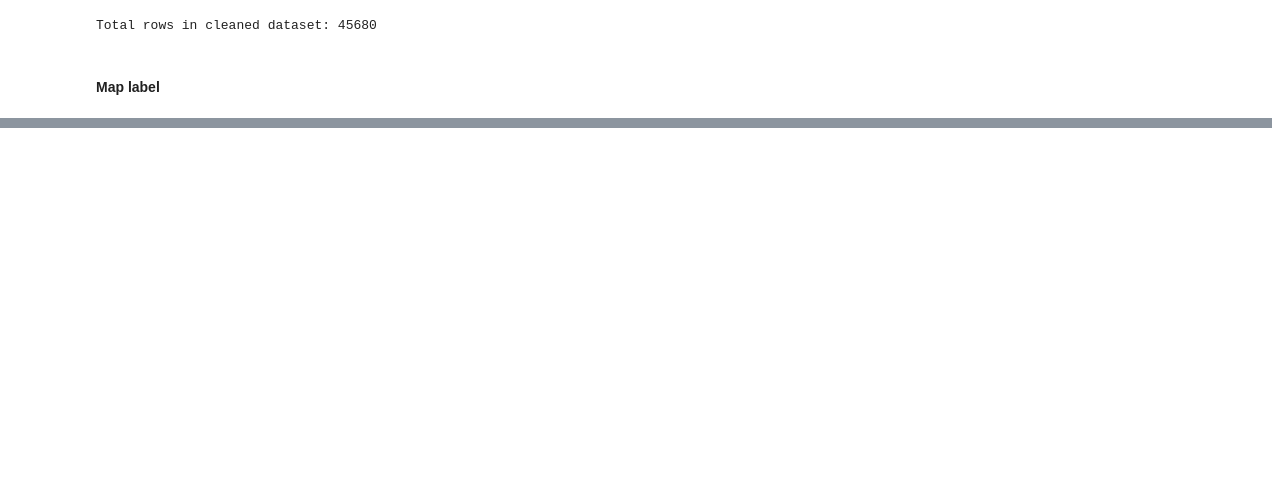
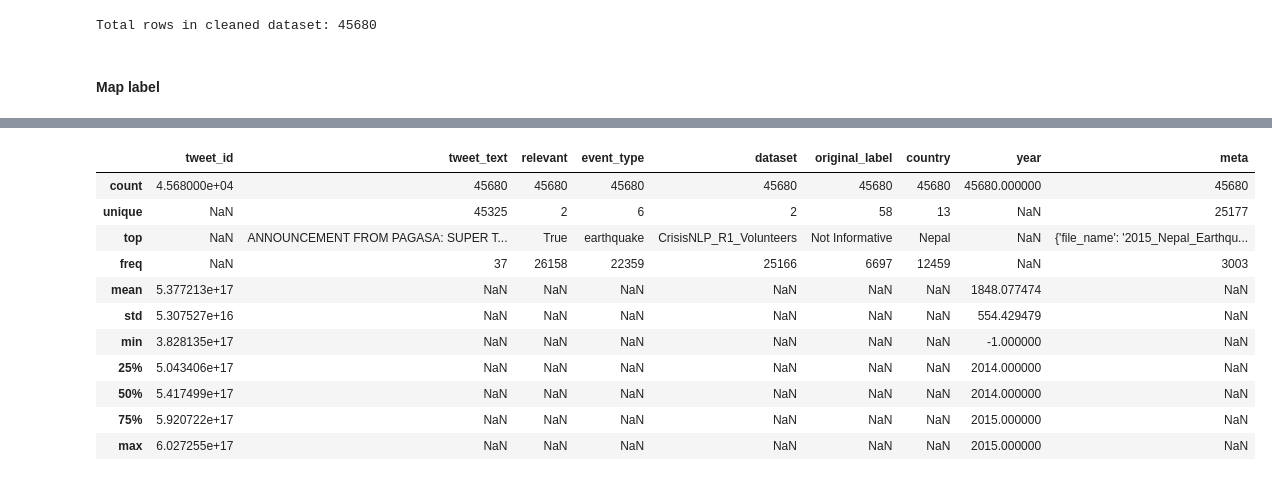
Before and after one commit to dhnhut/disaster-tweets, a Jupyter notebook: notebooks/0_dataset_CrisisNLP_R1.ipynb, the cells around one changed output, grey strips where cells are left out. Cells and saved outputs as stored; diff of their text form; code cells hidden in the pictures; blank space fills up the shorter version.

Commit message:
Verify CrisisNLP

```diff
--- a/notebooks/0_dataset_CrisisNLP_R1.ipynb
+++ b/notebooks/0_dataset_CrisisNLP_R1.ipynb
@@ -409,0 +431,15 @@ df_non_dupl.to_csv( 'datasets/CrisisNLP.csv', index=False)
+# %%
+df_non_dupl.describe(include='all')
+# %% [output]
+|  | tweet_id | tweet_text | relevant | event_type | dataset | original_label | country | year | meta |
+| count | 4.568000e+04 | 45680 | 45680 | 45680 | 45680 | 45680 | 45680 | 45680.000000 | 45680 |
+| unique | NaN | 45325 | 2 | 6 | 2 | 58 | 13 | NaN | 25177 |
+| top | NaN | ANNOUNCEMENT FROM PAGASA: SUPER T... | True | earthquake | CrisisNLP_R1_Volunteers | Not Informative | Nepal | NaN | {'file_name': '2015_Nepal_Earthqu... |
+| freq | NaN | 37 | 26158 | 22359 | 25166 | 6697 | 12459 | NaN | 3003 |
+| mean | 5.377213e+17 | NaN | NaN | NaN | NaN | NaN | NaN | 1848.077474 | NaN |
+| std | 5.307527e+16 | NaN | NaN | NaN | NaN | NaN | NaN | 554.429479 | NaN |
+| min | 3.828135e+17 | NaN | NaN | NaN | NaN | NaN | NaN | -1.000000 | NaN |
+| 25% | 5.043406e+17 | NaN | NaN | NaN | NaN | NaN | NaN | 2014.000000 | NaN |
+| 50% | 5.417499e+17 | NaN | NaN | NaN | NaN | NaN | NaN | 2014.000000 | NaN |
+| 75% | 5.920722e+17 | NaN | NaN | NaN | NaN | NaN | NaN | 2015.000000 | NaN |
+| max | 6.027255e+17 | NaN | NaN | NaN | NaN | NaN | NaN | 2015.000000 | NaN |
```
Also changed, not shown: parts of 5 cells of this notebook.
